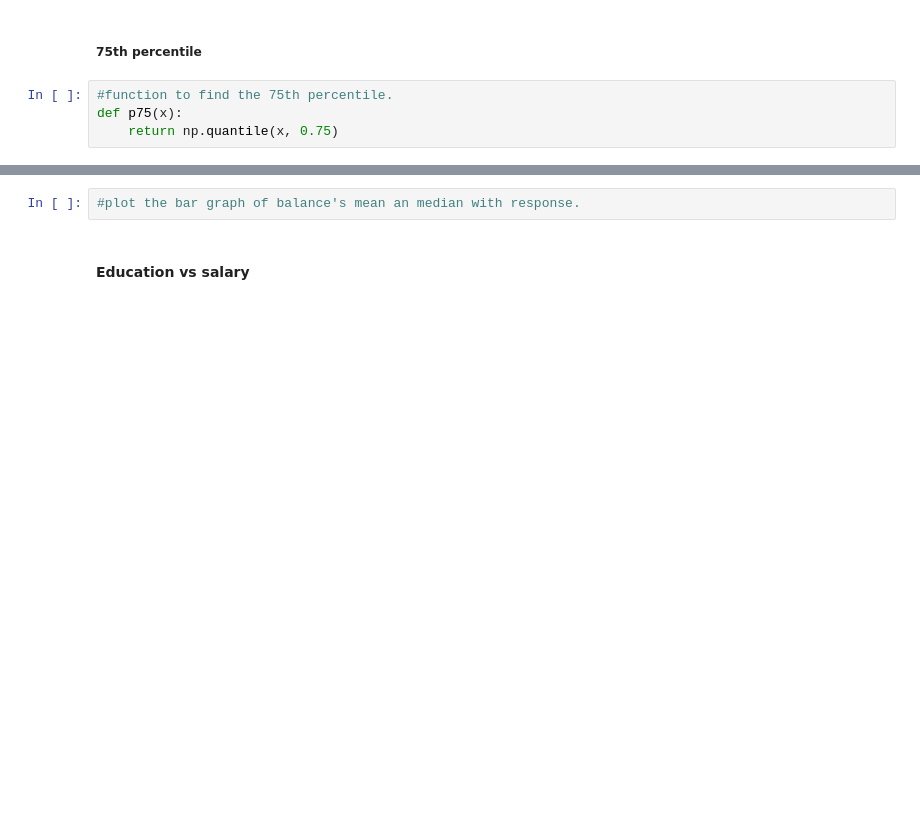
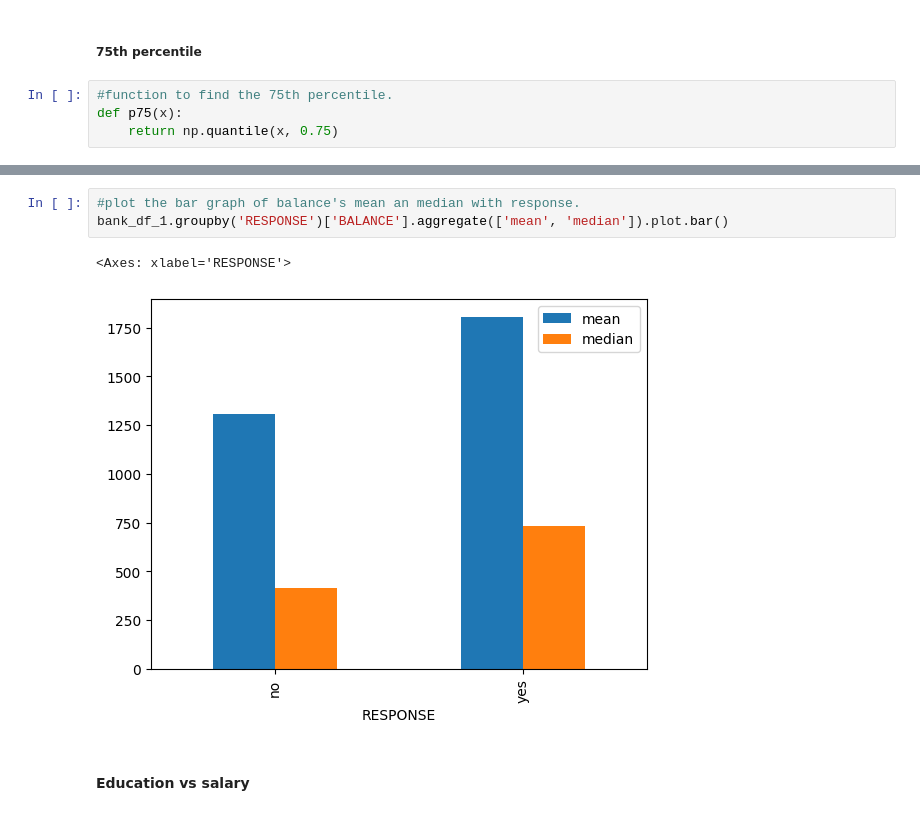
Before and after one commit to AkankshaDwivedi/bank-marketing-campaign, a Jupyter notebook: Bank_Marketing_Campaign_EDA_AD.ipynb, the cells around one changed output, grey strips where cells are left out. Cells and saved outputs as stored; diff of their text form; blank space fills up the shorter version.

```diff
--- a/Bank_Marketing_Campaign_EDA_AD.ipynb
+++ b/Bank_Marketing_Campaign_EDA_AD.ipynb
@@ -687,5 +738,9 @@ def p75(x):
 # %%
 #plot the bar graph of balance's mean an median with response.
+bank_df_1.groupby('RESPONSE')['BALANCE'].aggregate(['mean', 'median']).plot.bar()
+# %% [output]
+<Axes: xlabel='RESPONSE'>
+[figure, added]
 # %% [markdown]
 #### Education vs salary
 # %%
```
Also changed, not shown: parts of 27 cells of this notebook.
